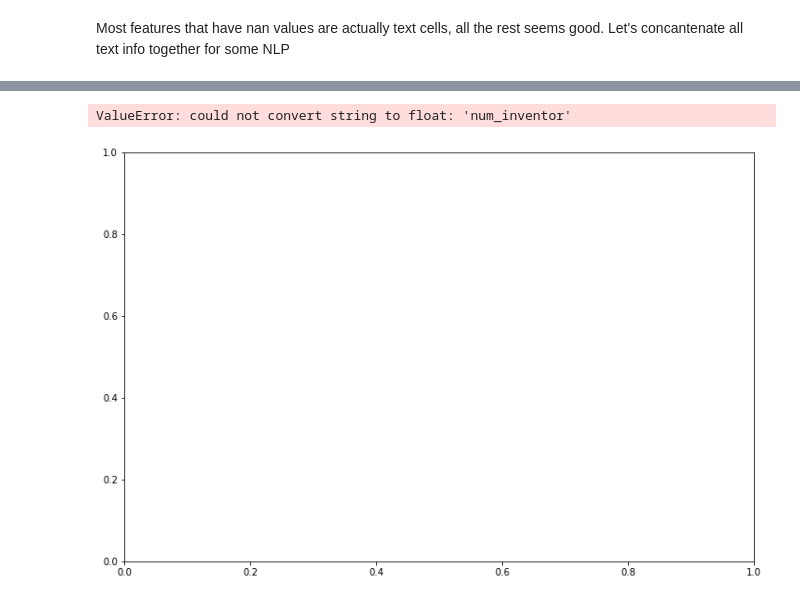
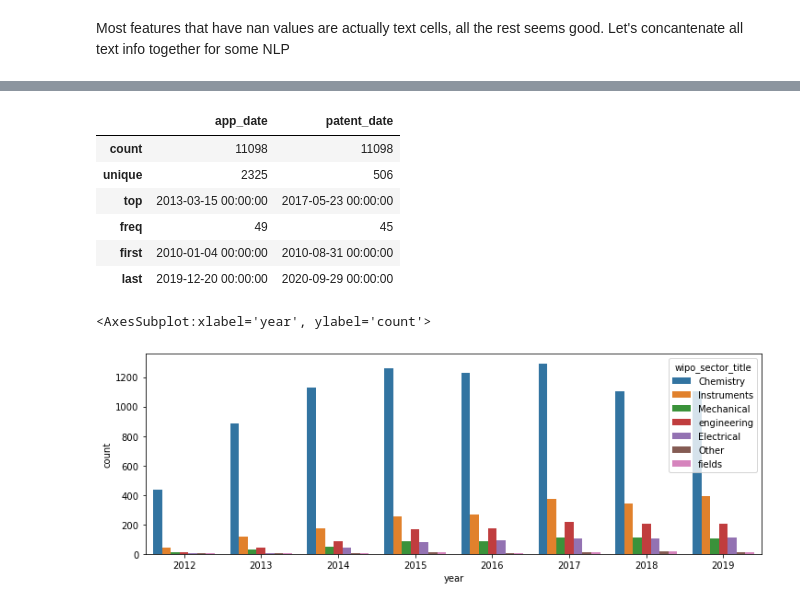
Before and after one commit to wvmrtn/mlf-project, a Jupyter notebook: main_patent_data_clean.ipynb, the cells around one changed output, grey strips where cells are left out. Cells and saved outputs as stored; diff of their text form; code cells hidden in the pictures.

Commit message:
script for eda of patents

```diff
--- a/main_patent_data_clean.ipynb
+++ b/main_patent_data_clean.ipynb
@@ -21,9 +22,13 @@ data_all.dropna(how='all', inplace=True, axis=1)
 # %%
 numeric_col = ['cited_patent_number', 'citedby_patent_number', 'num_inventor',
               'patent_num_claims', 'patent_processing_time']
+date_col = ['app_date', 'patent_date']
 # %%
 # change type of certain columns
 data_all[numeric_col] = data_all[numeric_col].astype(np.float64)
+# %%
+for col in date_col:
+    data_all[col] = pd.to_datetime(data_all[col], format='%Y-%m-%d')
 # %%
 data_all.shape
 # %% [output]
@@ -48,6 +73,27 @@ Most features that have nan values are actually text cells, all the rest seems g
+# %%
+# look at dates
+data_all[date_col].describe()
+# %% [output]
+|  | app_date | patent_date |
+| count | 11098 | 11098 |
+| unique | 2325 | 506 |
+| top | 2013-03-15 00:00:00 | 2017-05-23 00:00:00 |
+| freq | 49 | 45 |
+| first | 2010-01-04 00:00:00 | 2010-08-31 00:00:00 |
+| last | 2019-12-20 00:00:00 | 2020-09-29 00:00:00 |
+# %%
+wipo_sector = data_all[['patent_date', 'wipo_sector_title']]
+wipo_sector = wipo_sector.sort_values('patent_date')
+wipo_sector['year'] = wipo_sector['patent_date'].apply(lambda x: x.year)
+wipo_sector = wipo_sector.drop(columns='patent_date').reset_index(drop=True)
+wipo_sector = wipo_sector.dropna(how='any')
+wipo_sector['wipo_sector_title'] = wipo_sector['wipo_sector_title'].str.split(' ')
+wipo_sector['wipo_sector_title'] = wipo_sector['wipo_sector_title'].apply(lambda x: list(set(x)))
+wipo_sector = wipo_sector.explode('wipo_sector_title')
+wipo_sector = wipo_sector[(wipo_sector['year'] < 2020) & (wipo_sector['year'] > 2011)]
 # %%
-fig, ax = plt.subplots(figsize=(12, 8))
-sns.distplot(data_all, x='num_inventor')
+fig, ax = plt.subplots(figsize=(12, 4))
+sns.countplot(x='year', data=wipo_sector, hue='wipo_sector_title', ax=ax)
 # %% [output]
-ValueError: could not convert string to float: 'num_inventor'
+<AxesSubplot:xlabel='year', ylabel='count'>
-[figure, old version]
+[figure, new version]
```
Also changed, not shown: parts of 6 cells of this notebook.
